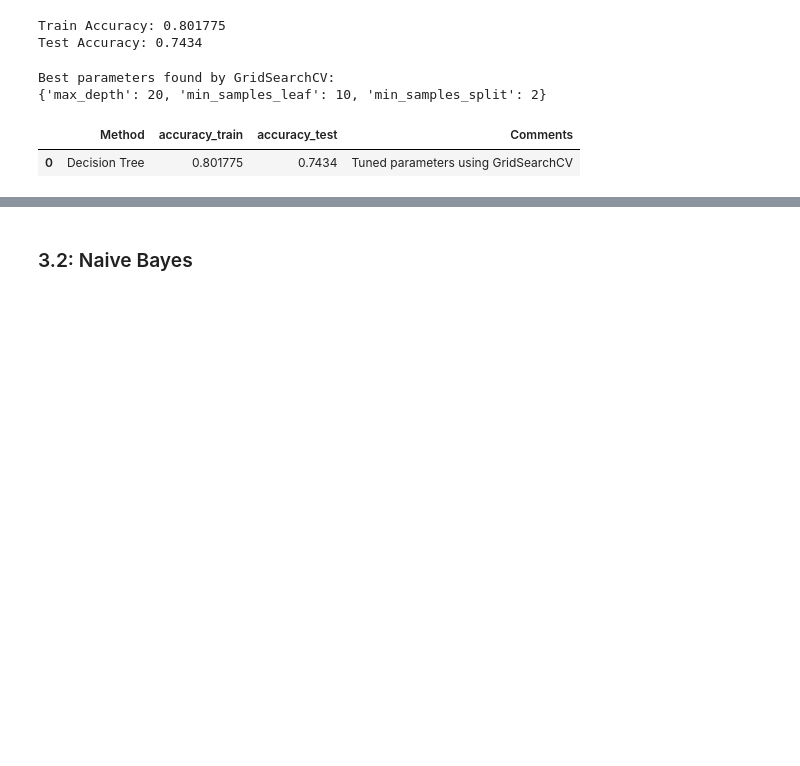
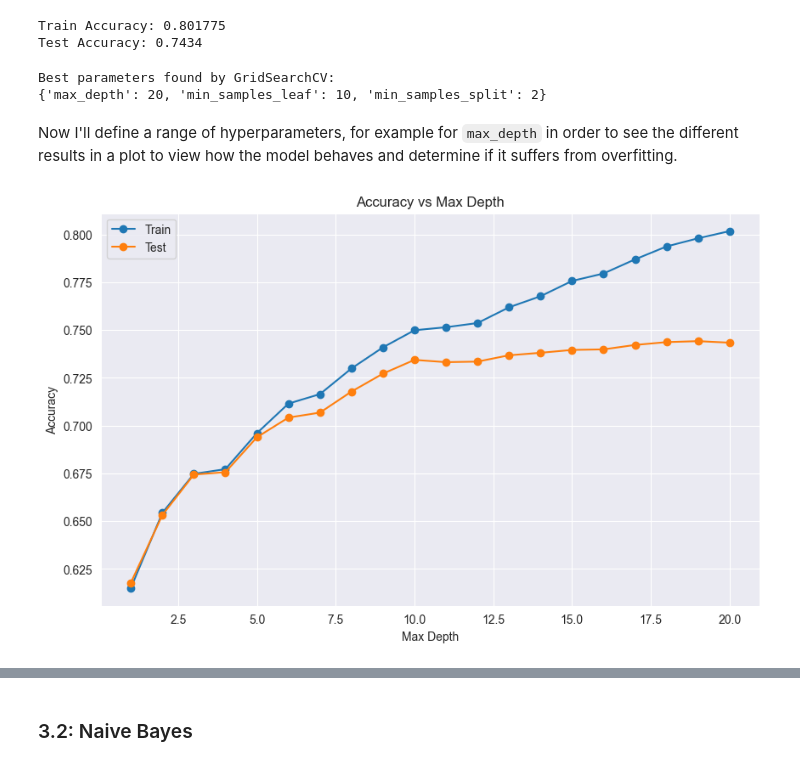
Before and after one commit to javisin22/CSC461projectSinPelegrin, a Jupyter notebook: movieReviews.ipynb, the cells around one changed output, grey strips where cells are left out. Saved outputs shown, nothing was run; the diff lists cells and outputs as text; code cells hidden in the pictures; blank space fills up the shorter version.

```diff
--- a/movieReviews.ipynb
+++ b/movieReviews.ipynb
@@ -203,5 +194,28 @@ Best parameters found by GridSearchCV:
-# %%
-add_to_df(y_train, y_train_prediction, y_test, y_test_prediction, "Decision Tree", "Tuned parameters using GridSearchCV")
-# %% [output]
-|  | Method | accuracy_train | accuracy_test | Comments |
-| 0 | Decision Tree | 0.801775 | 0.7434 | Tuned parameters using GridSearchCV |
+# %% [markdown]
+Now I'll define a range of hyperparameters, for example for `max_depth` in order to see the different results in a plot to view how the model behaves and determine if it suffers from overfitting.
+# %%
+max_depths = range(1, 21)
+
+train_accuracies = []
+test_accuracies = []
+
+for max_depth in max_depths:
+    dt = DecisionTreeClassifier(max_depth=max_depth, min_samples_leaf=10, min_samples_split=2, random_state=42)
+    dt.fit(X_train_vect, y_train)
+    y_train_prediction = dt.predict(X_train_vect)
+    y_test_prediction = dt.predict(X_test_vect)
+    train_accuracy = accuracy_score(y_train, y_train_prediction)
+    test_accuracy = accuracy_score(y_test, y_test_prediction)
+    train_accuracies.append(train_accuracy)
+    test_accuracies.append(test_accuracy)
+
+plt.figure(figsize=(10, 6))
+plt.plot(max_depths, train_accuracies, marker='o', label='Train')
+plt.plot(max_depths, test_accuracies, marker='o', label='Test')
+plt.xlabel('Max Depth')
+plt.ylabel('Accuracy')
+plt.title('Accuracy vs Max Depth')
+plt.legend()
+plt.show()
+# %% [output]
+[figure, added]
```
Also changed, not shown: parts of 25 cells of this notebook.
